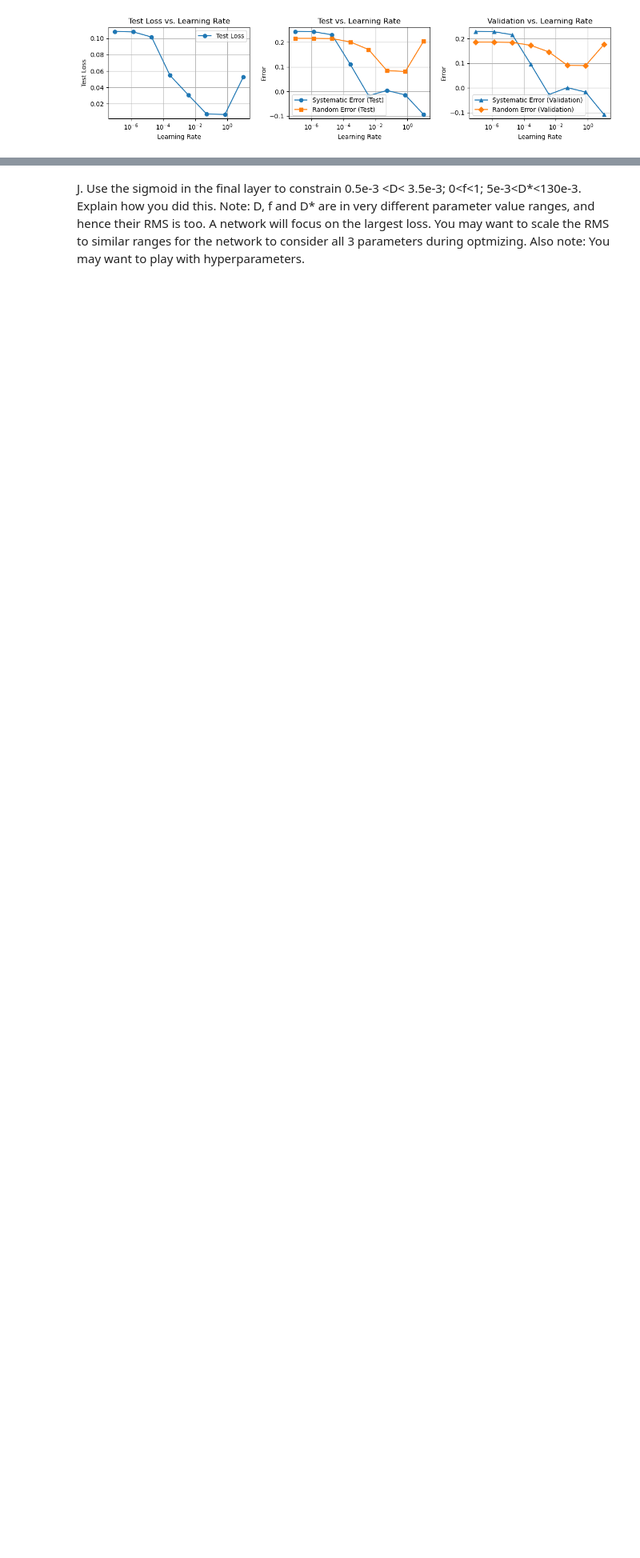
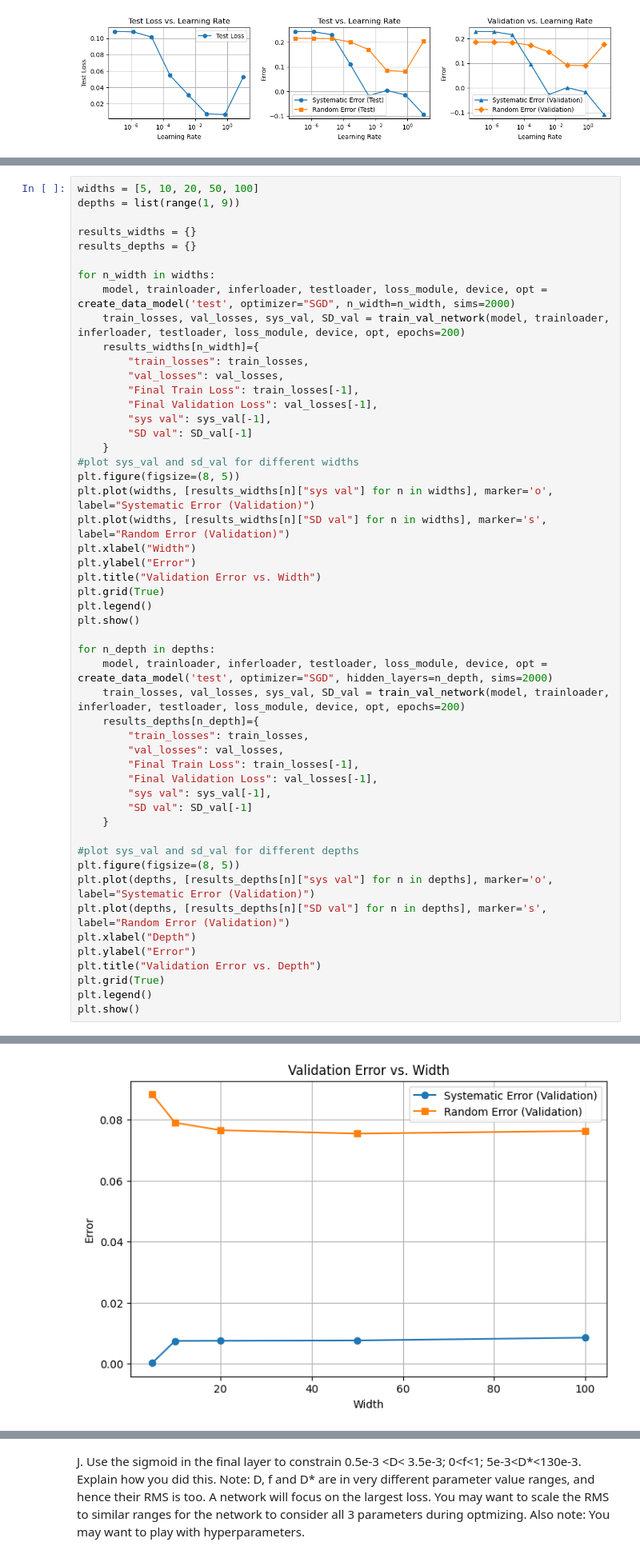
Before and after one commit to zoeazra/AI4MedicalImaging, a Jupyter notebook: Assignment 1/exercise_1.ipynb, the cells around one changed output, grey strips where cells are left out. Shown: that part at 80% size. Drawn from its saved outputs; the diff is of its cells as text; blank space fills up the shorter version.

```diff
--- a/Assignment 1/exercise_1.ipynb
+++ b/Assignment 1/exercise_1.ipynb
@@ -626,0 +653,52 @@ F.	Try different batch sizes (1, 4, 16, 64, 128, 516).Explain the behavior of th
+# %%
+widths = [5, 10, 20, 50, 100]
+depths = list(range(1, 9))
+
+results_widths = {}
+results_depths = {}
+
+for n_width in widths:
+    model, trainloader, inferloader, testloader, loss_module, device, opt = create_data_model('test', optimizer="SGD", n_width=n_width, sims=2000)
+    train_losses, val_losses, sys_val, SD_val = train_val_network(model, trainloader, inferloader, testloader, loss_module, device, opt, epochs=200)
+    results_widths[n_width]={
+        "train_losses": train_losses,
+        "val_losses": val_losses,
+        "Final Train Loss": train_losses[-1],
+        "Final Validation Loss": val_losses[-1],
+        "sys val": sys_val[-1],
+        "SD val": SD_val[-1]
+    }
+#plot sys_val and sd_val for different widths
+plt.figure(figsize=(8, 5))
+plt.plot(widths, [results_widths[n]["sys val"] for n in widths], marker='o', label="Systematic Error (Validation)")
+plt.plot(widths, [results_widths[n]["SD val"] for n in widths], marker='s', label="Random Error (Validation)")
+plt.xlabel("Width")
+plt.ylabel("Error")
+plt.title("Validation Error vs. Width")
+plt.grid(True)
+plt.legend()
+plt.show()
+
+for n_depth in depths:
+    model, trainloader, inferloader, testloader, loss_module, device, opt = create_data_model('test', optimizer="SGD", hidden_layers=n_depth, sims=2000)
+    train_losses, val_losses, sys_val, SD_val = train_val_network(model, trainloader, inferloader, testloader, loss_module, device, opt, epochs=200)
+    results_depths[n_depth]={
+        "train_losses": train_losses,
+        "val_losses": val_losses,
+        "Final Train Loss": train_losses[-1],
+        "Final Validation Loss": val_losses[-1],
+        "sys val": sys_val[-1],
+        "SD val": SD_val[-1]
+    }
+
+#plot sys_val and sd_val for different depths
+plt.figure(figsize=(8, 5))
+plt.plot(depths, [results_depths[n]["sys val"] for n in depths], marker='o', label="Systematic Error (Validation)")
+plt.plot(depths, [results_depths[n]["SD val"] for n in depths], marker='s', label="Random Error (Validation)")
+plt.xlabel("Depth")
+plt.ylabel("Error")
+plt.title("Validation Error vs. Depth")
+plt.grid(True)
+plt.legend()
+plt.show()
+# %% [output]
@@ -626,0 +710 @@ F.	Try different batch sizes (1, 4, 16, 64, 128, 516).Explain the behavior of th
+[figure, added]
```
Also changed, not shown: parts of 24 cells of this notebook.
